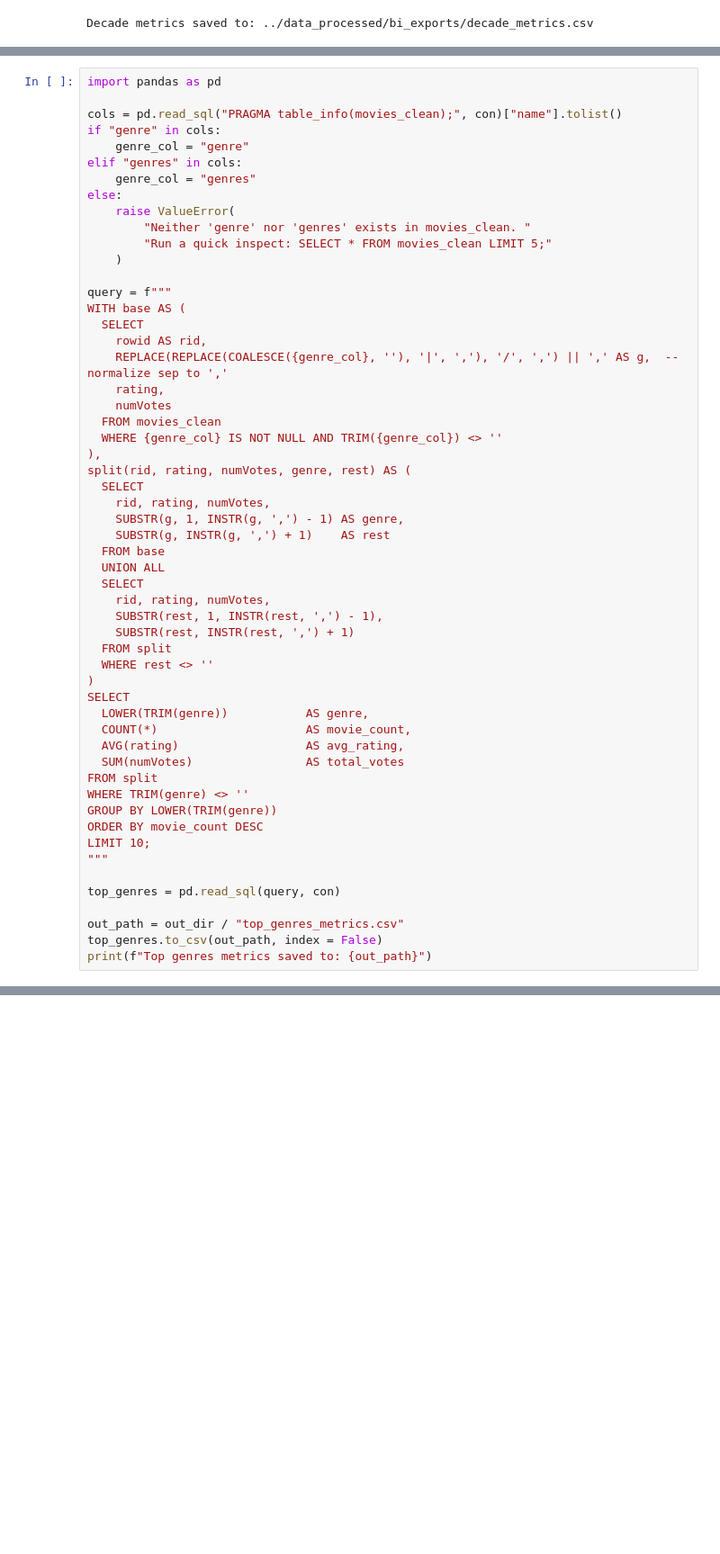
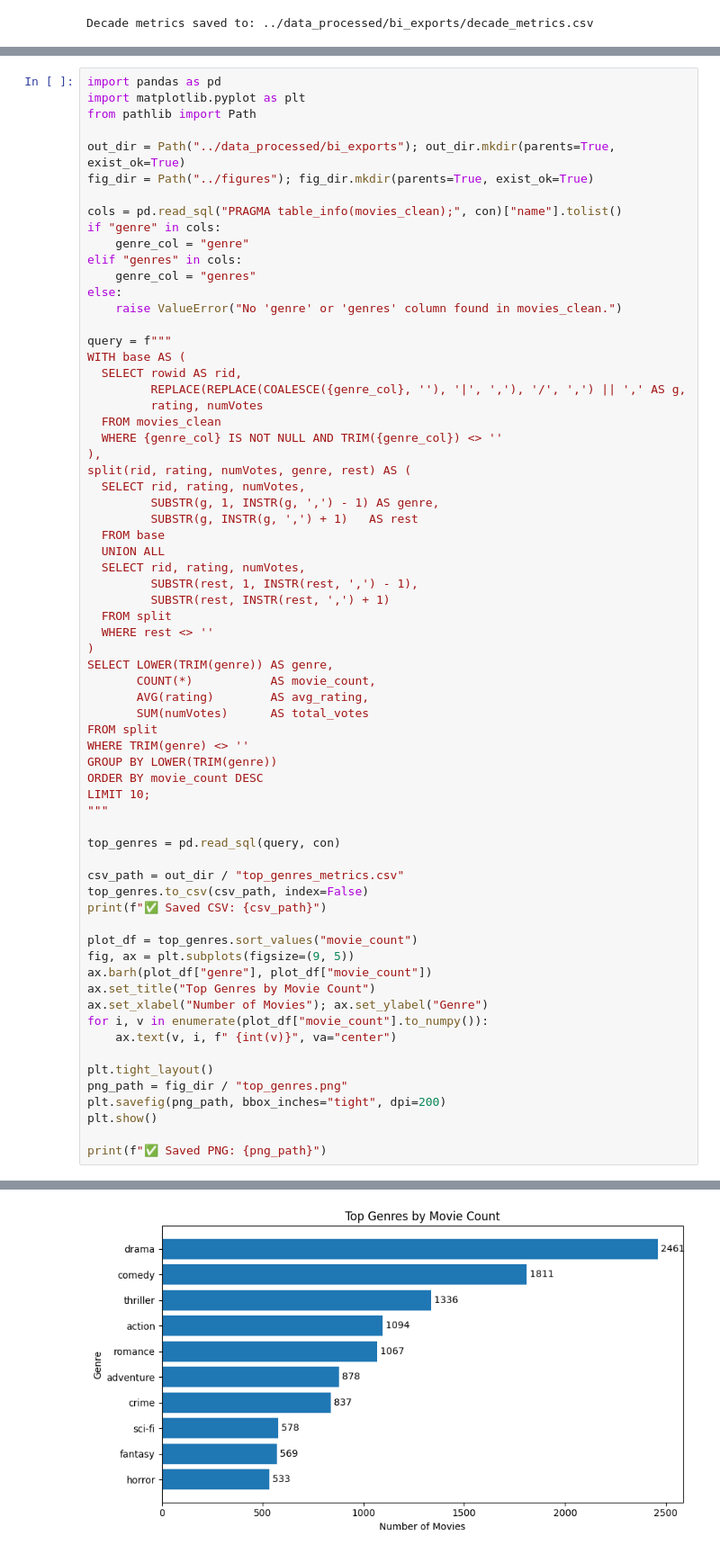
Before and after one commit to HCBrooks-lab/imdb_endtoend, a Jupyter notebook: 02_classic_analysis.ipynb, the cells around one changed output, grey strips where cells are left out. Shown: that part at 90% size. Drawn from its saved outputs; the diff is of its cells as text; blank space fills up the shorter version.

```diff
--- a/02_classic_analysis.ipynb
+++ b/02_classic_analysis.ipynb
@@ -1028,5 +1028,10 @@ This export detects the genres column, splits multi-value entries(e.g., "Drama/A
 # %%
 import pandas as pd
+import matplotlib.pyplot as plt
+from pathlib import Path
+
+out_dir = Path("../data_processed/bi_exports"); out_dir.mkdir(parents=True, exist_ok=True)
+fig_dir = Path("../figures"); fig_dir.mkdir(parents=True, exist_ok=True)
 
 cols = pd.read_sql("PRAGMA table_info(movies_clean);", con)["name"].tolist()
 if "genre" in cols:
@@ -1034,40 +1039,32 @@ if "genre" in cols:
 elif "genres" in cols:
     genre_col = "genres"
 else:
-    raise ValueError(
-        "Neither 'genre' nor 'genres' exists in movies_clean. "
-        "Run a quick inspect: SELECT * FROM movies_clean LIMIT 5;"
-    )
+    raise ValueError("No 'genre' or 'genres' column found in movies_clean.")
 
 query = f"""
 WITH base AS (
-  SELECT
-    rowid AS rid,
-    REPLACE(REPLACE(COALESCE({genre_col}, ''), '|', ','), '/', ',') || ',' AS g,  -- normalize sep to ','
-    rating,
-    numVotes
+  SELECT rowid AS rid,
+         REPLACE(REPLACE(COALESCE({genre_col}, ''), '|', ','), '/', ',') || ',' AS g,
+         rating, numVotes
   FROM movies_clean
   WHERE {genre_col} IS NOT NULL AND TRIM({genre_col}) <> ''
 ),
 split(rid, rating, numVotes, genre, rest) AS (
-  SELECT
-    rid, rating, numVotes,
-    SUBSTR(g, 1, INSTR(g, ',') - 1) AS genre,
-    SUBSTR(g, INSTR(g, ',') + 1)    AS rest
+  SELECT rid, rating, numVotes,
+         SUBSTR(g, 1, INSTR(g, ',') - 1) AS genre,
+         SUBSTR(g, INSTR(g, ',') + 1)   AS rest
   FROM base
   UNION ALL
-  SELECT
-    rid, rating, numVotes,
-    SUBSTR(rest, 1, INSTR(rest, ',') - 1),
-    SUBSTR(rest, INSTR(rest, ',') + 1)
+  SELECT rid, rating, numVotes,
+         SUBSTR(rest, 1, INSTR(rest, ',') - 1),
+         SUBSTR(rest, INSTR(rest, ',') + 1)
   FROM split
   WHERE rest <> ''
 )
-SELECT
-  LOWER(TRIM(genre))           AS genre,
-  COUNT(*)                     AS movie_count,
-  AVG(rating)                  AS avg_rating,
-  SUM(numVotes)                AS total_votes
+SELECT LOWER(TRIM(genre)) AS genre,
+       COUNT(*)           AS movie_count,
+       AVG(rating)        AS avg_rating,
+       SUM(numVotes)      AS total_votes
 FROM split
 WHERE TRIM(genre) <> ''
 GROUP BY LOWER(TRIM(genre))
@@ -1077,7 +1074,22 @@ LIMIT 10;
 
 top_genres = pd.read_sql(query, con)
 
-out_path = out_dir / "top_genres_metrics.csv"
-top_genres.to_csv(out_path, index = False)
-print(f"Top genres metrics saved to: {out_path}")
+csv_path = out_dir / "top_genres_metrics.csv"
+top_genres.to_csv(csv_path, index=False)
+print(f"✅ Saved CSV: {csv_path}")
+
+plot_df = top_genres.sort_values("movie_count")
+fig, ax = plt.subplots(figsize=(9, 5))
+ax.barh(plot_df["genre"], plot_df["movie_count"])
+ax.set_title("Top Genres by Movie Count")
+ax.set_xlabel("Number of Movies"); ax.set_ylabel("Genre")
+for i, v in enumerate(plot_df["movie_count"].to_numpy()):
+    ax.text(v, i, f" {int(v)}", va="center")
+
+plt.tight_layout()
+png_path = fig_dir / "top_genres.png"
+plt.savefig(png_path, bbox_inches="tight", dpi=200)
+plt.show()
+
+print(f"✅ Saved PNG: {png_path}")
 # %% [output]
@@ -1084,0 +1097 @@ Top genres metrics saved to: ../data_processed/bi_exports/top_genres_metrics.csv
+[figure, added]
```
Also changed, not shown: parts of 3 cells of this notebook.
